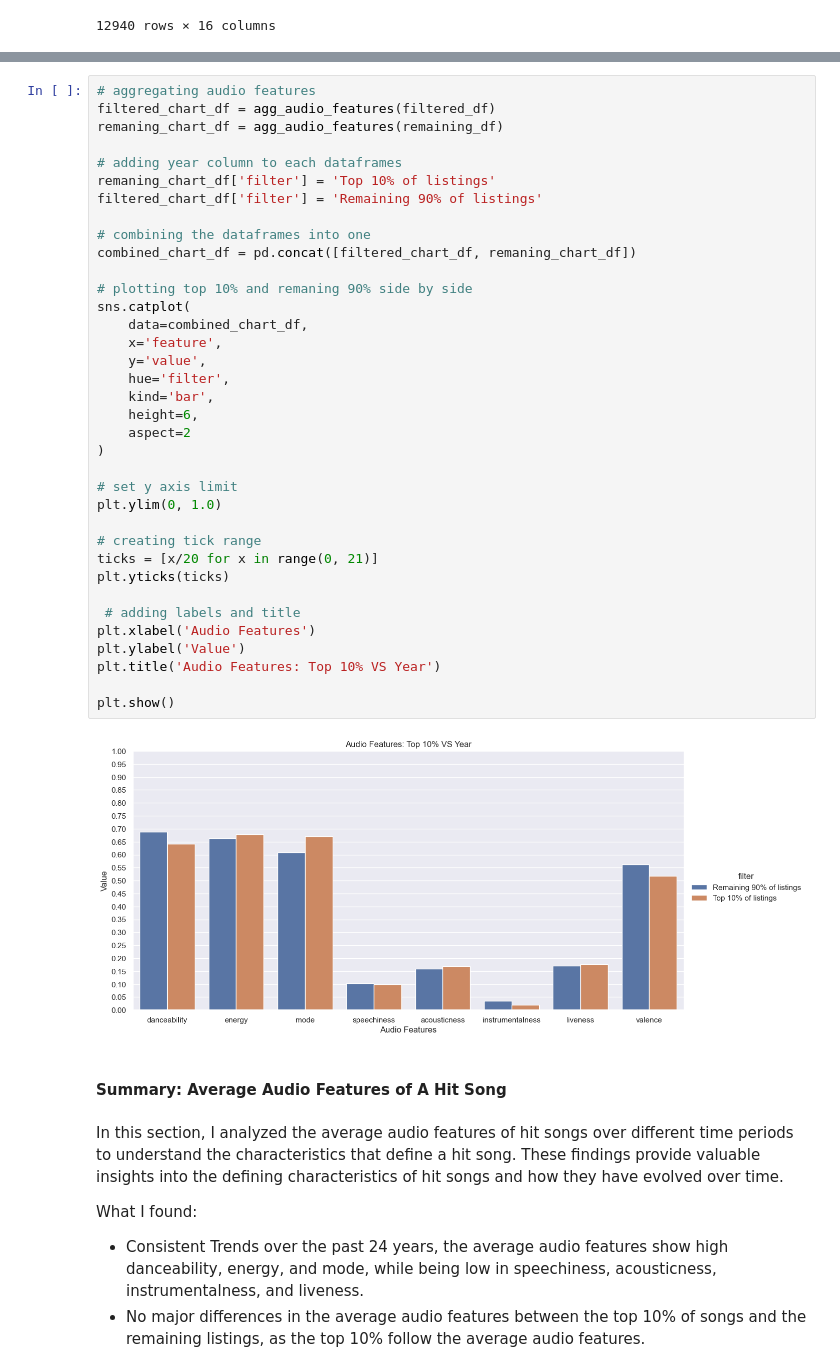
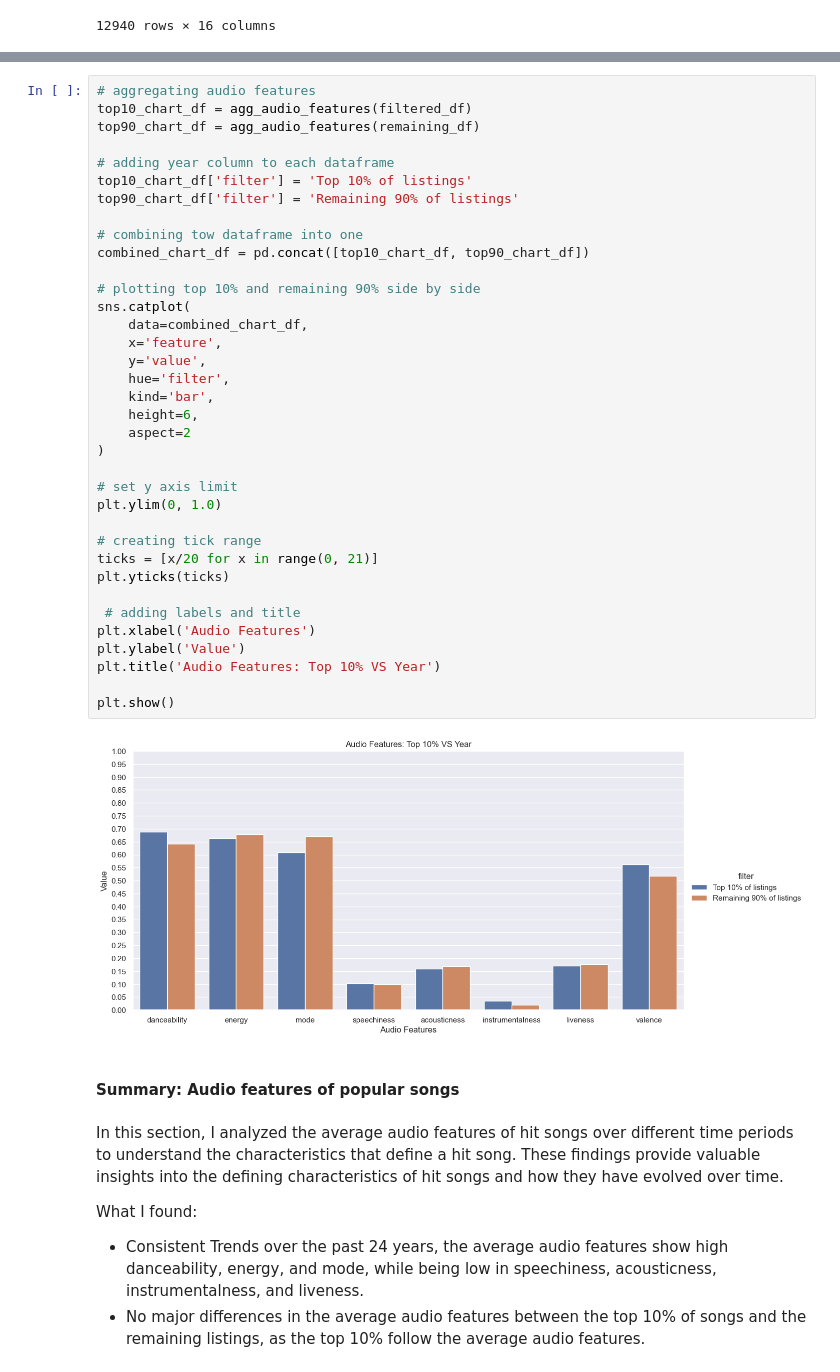
Before and after one commit to guillermocontp/recommendation-system, a Jupyter notebook: analysis.ipynb, the cells around one changed output, grey strips where cells are left out. Drawn from its saved outputs; the diff is of its cells as text.

```diff
--- a/analysis.ipynb
+++ b/analysis.ipynb
@@ -1480,43 +1643,43 @@ filtered_df
 # %%
 # aggregating audio features
-filtered_chart_df = agg_audio_features(filtered_df)
-remaning_chart_df = agg_audio_features(remaining_df)
+top10_chart_df = agg_audio_features(filtered_df)
+top90_chart_df = agg_audio_features(remaining_df)
 
-# adding year column to each dataframes
-remaning_chart_df['filter'] = 'Top 10% of listings'
-filtered_chart_df['filter'] = 'Remaining 90% of listings'
+# adding year column to each dataframe
+top10_chart_df['filter'] = 'Top 10% of listings'
+top90_chart_df['filter'] = 'Remaining 90% of listings'
 
-# combining the dataframes into one
-combined_chart_df = pd.concat([filtered_chart_df, remaning_chart_df])
+# combining tow dataframe into one
+combined_chart_df = pd.concat([top10_chart_df, top90_chart_df])
 
-# plotting top 10% and remaning 90% side by side
+# plotting top 10% and remaining 90% side by side
 sns.catplot(
     data=combined_chart_df,
     x='feature',
     y='value',
     hue='filter',
     kind='bar',
     height=6,
     aspect=2
 )
 
 # set y axis limit
 plt.ylim(0, 1.0)
 
 # creating tick range
 ticks = [x/20 for x in range(0, 21)]
 plt.yticks(ticks)
 
  # adding labels and title
 plt.xlabel('Audio Features')
 plt.ylabel('Value')
 plt.title('Audio Features: Top 10% VS Year')
 
 plt.show()
 # %% [output]
-[figure, old version]
+[figure, new version]
 # %% [markdown]
-#### Summary: Average Audio Features of A Hit Song
+#### Summary: Audio features of popular songs
 # %% [markdown]
 In this section, I analyzed the average audio features of hit songs over different time periods to understand the characteristics that define a hit song. These findings provide valuable insights into the defining characteristics of hit songs and how they have evolved over time.
 
```
Also changed, not shown: parts of 85 cells of this notebook, 7 other files.
